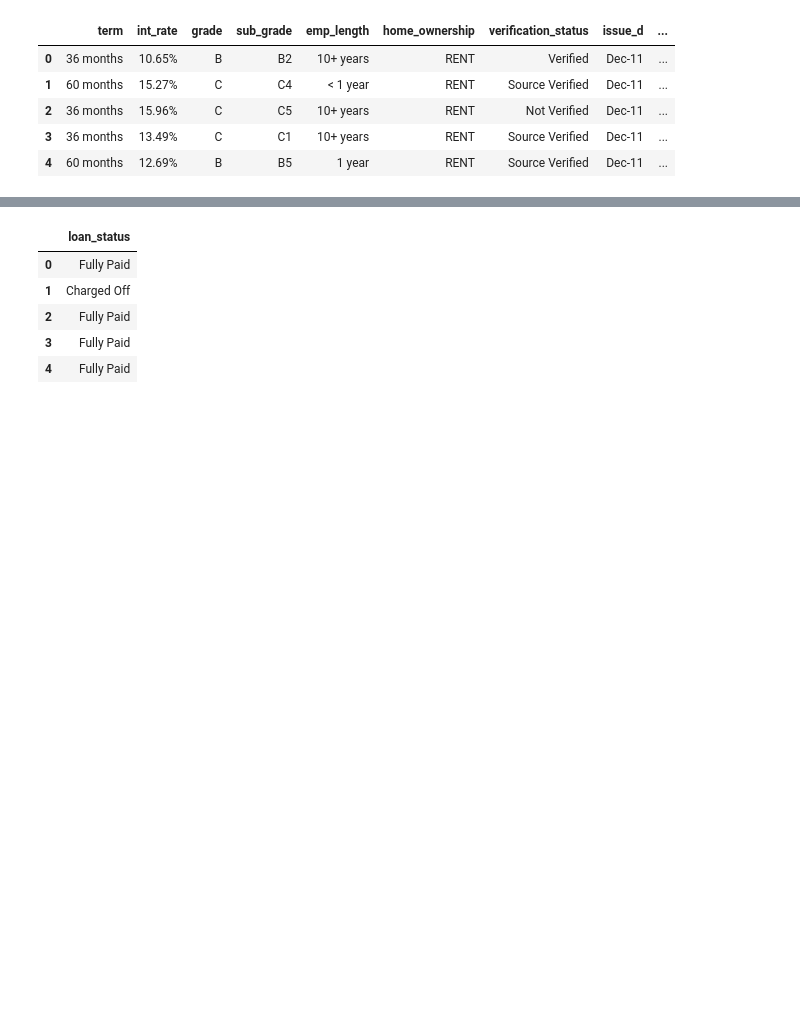
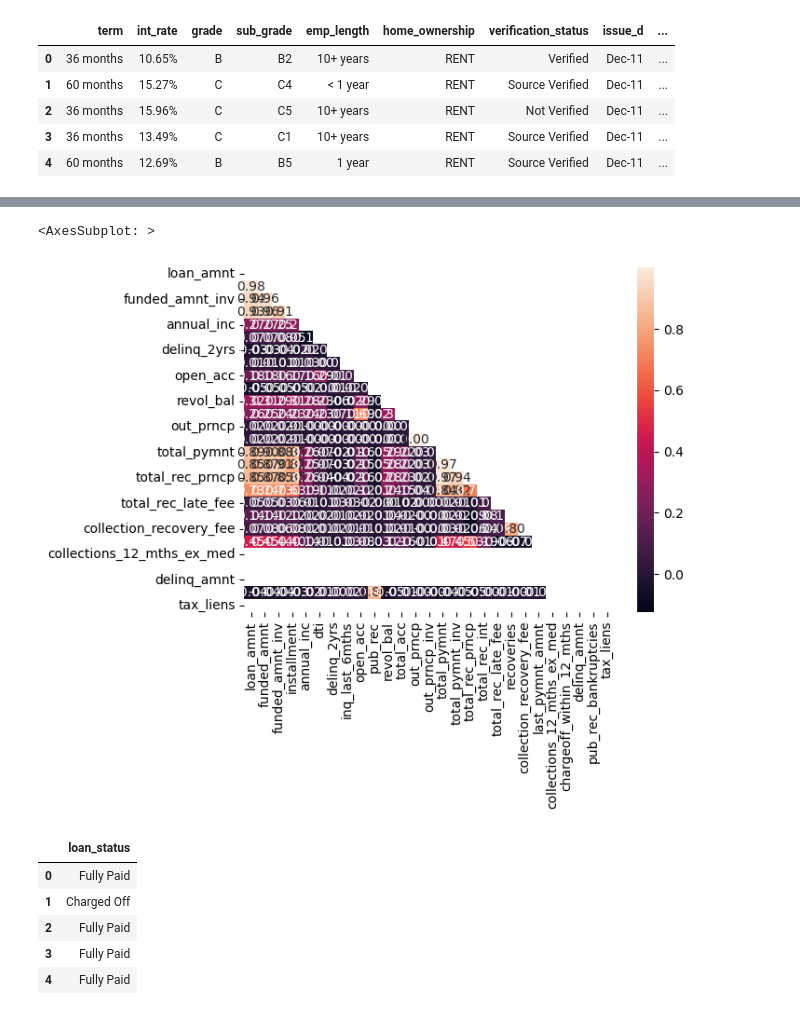
Before and after one commit to rennyatwork/CegepSteFoy_IA, a Jupyter notebook: 06_ManipulationDonnees/TP01/tp01_v02.ipynb, the cells around one changed output, grey strips where cells are left out. Cells and saved outputs as stored; diff of their text form; code cells hidden in the pictures; blank space fills up the shorter version.

```diff
--- a/06_ManipulationDonnees/TP01/tp01_v02.ipynb
+++ b/06_ManipulationDonnees/TP01/tp01_v02.ipynb
@@ -163,6 +186,13 @@ df_obj.head()
+# %%
+## df numérique
+df_num = df_loan.select_dtypes(exclude='object')
 # %%
-corr = df_loan.corr()
-sns.heatmap(corr)
+corr = df_num.corr()
+matrix = np.triu(corr)
+sns.heatmap(corr, annot=True, fmt=".2f", mask=matrix)
+# %% [output]
+<AxesSubplot: >
+[figure, added]
 # %%
 ## fonction pour séparer les variables dépendantes et indépendantes
 def getDfXDfY(pDf=df_loan, pColY='loan_status'):
```
Also changed, not shown: parts of 1 cell of this notebook.
